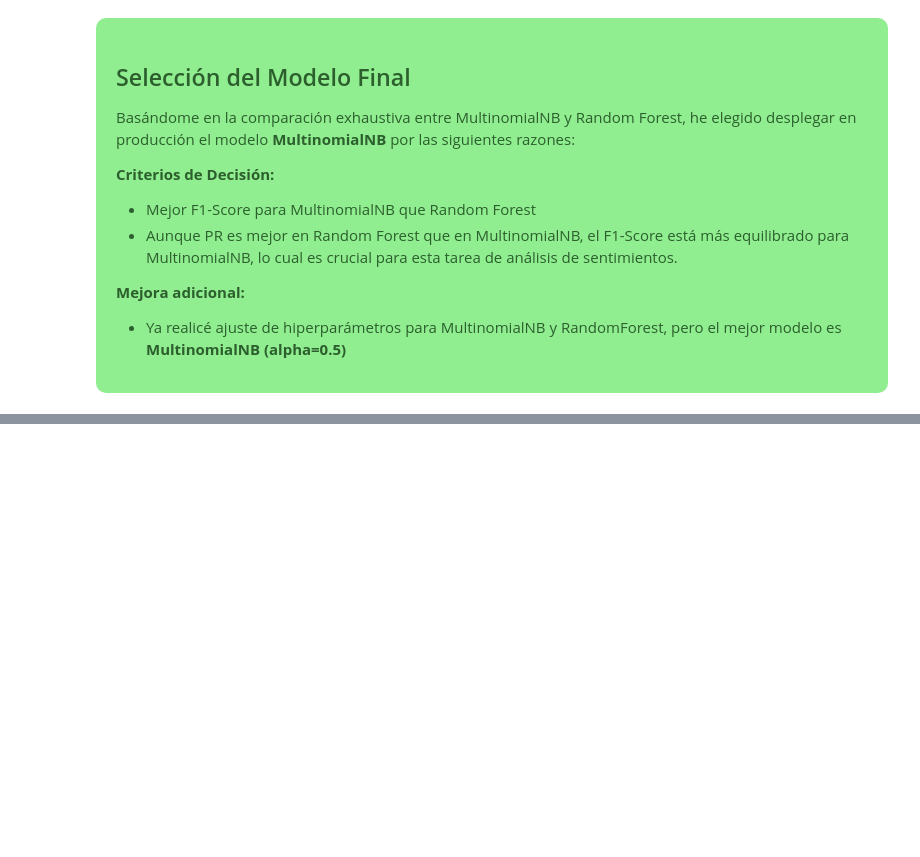
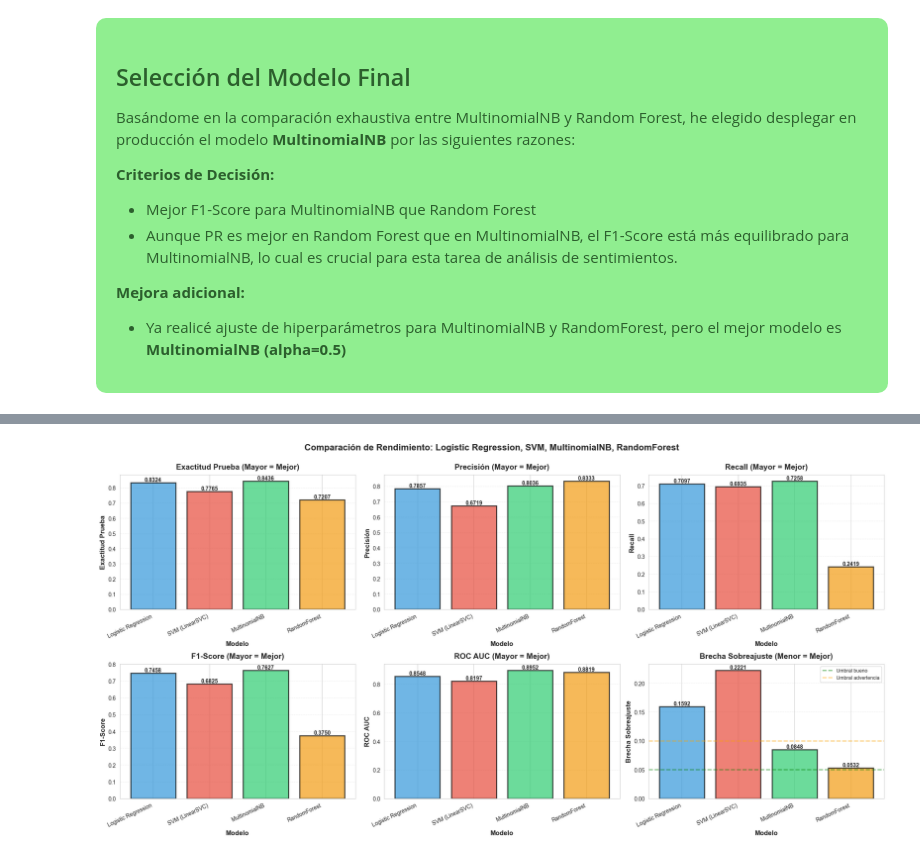
Before and after one commit to 4geeksacademy/abgonzalez-introduction-machine-learning, a Jupyter notebook: src/07-naive-bayes-playstore-reviews.ipynb, the cells around one changed output, grey strips where cells are left out. Saved outputs shown, nothing was run; the diff lists cells and outputs as text; code cells hidden in the pictures; blank space fills up the shorter version.

```diff
--- a/src/07-naive-bayes-playstore-reviews.ipynb
+++ b/src/07-naive-bayes-playstore-reviews.ipynb
@@ -824,0 +1046,59 @@ Basándome en la comparación exhaustiva entre MultinomialNB y Random Forest, he
+# %%
+# ============================================================================
+# VISUALIZACIÓN COMPARATIVA - GRÁFICOS DE BARRAS
+# ============================================================================
+
+fig, axes = plt.subplots(2, 3, figsize=(20, 10))
+
+# Métricas a graficar
+metrics = ['Exactitud Prueba', 'Precisión', 'Recall', 'F1-Score', 'ROC AUC', 'Brecha Sobreajuste']
+colors = ['#3498db', '#e74c3c', '#2ecc71', '#f39c12']
+
+for idx, metric in enumerate(metrics):
+    ax = axes[idx // 3, idx % 3]
+
+    # Manejar valores None en ROC AUC
+    if metric == 'ROC AUC':
+        plot_data = all_results_df[['Modelo', metric]].dropna()
+        if len(plot_data) == 0:
+            ax.text(0.5, 0.5, 'ROC AUC no disponible', ha='center', va='center', fontsize=12)
+            ax.set_title(f'{metric}', fontsize=14, fontweight='bold', pad=10)
+            continue
+    else:
+        plot_data = all_results_df[['Modelo', metric]]
+
+    # Crear gráfico de barras
+    bars = ax.bar(range(len(plot_data)), plot_data[metric],
+                   color=colors[:len(plot_data)],
+                   alpha=0.7, edgecolor='black', linewidth=2)
+
+    # Agregar etiquetas de valores en barras
+    for i, bar in enumerate(bars):
+        height = bar.get_height()
+        ax.text(bar.get_x() + bar.get_width()/2., height,
+                f'{height:.4f}',
+                ha='center', va='bottom', fontweight='bold', fontsize=10)
+
+    # Estilización
+    ax.set_ylabel(metric, fontsize=12, fontweight='bold')
+    ax.set_xlabel('Modelo', fontsize=12, fontweight='bold')
+    ax.set_xticks(range(len(plot_data)))
+    ax.set_xticklabels(plot_data['Modelo'], rotation=25, ha='right')
+
+    # Manejo especial para Brecha de Sobreajuste (menor es mejor)
+    if metric == 'Brecha Sobreajuste':
+        ax.set_title(f'{metric} (Menor = Mejor)', fontsize=14, fontweight='bold', pad=10)
+        ax.axhline(y=0.05, color='green', linestyle='--', alpha=0.5, linewidth=2, label='Umbral bueno')
+        ax.axhline(y=0.10, color='orange', linestyle='--', alpha=0.5, linewidth=2, label='Umbral advertencia')
+        ax.legend(fontsize=9, loc='upper right')
+    else:
+        ax.set_title(f'{metric} (Mayor = Mejor)', fontsize=14, fontweight='bold', pad=10)
+
+    ax.grid(axis='y', alpha=0.3, linestyle='--')
+
+plt.suptitle('Comparación de Rendimiento: Logistic Regression, SVM, MultinomialNB, RandomForest',
+             fontsize=16, fontweight='bold', y=1.00)
+plt.tight_layout()
+plt.show()
+# %% [output]
+[figure, added]
```
Also changed, not shown: parts of 11 cells of this notebook.
